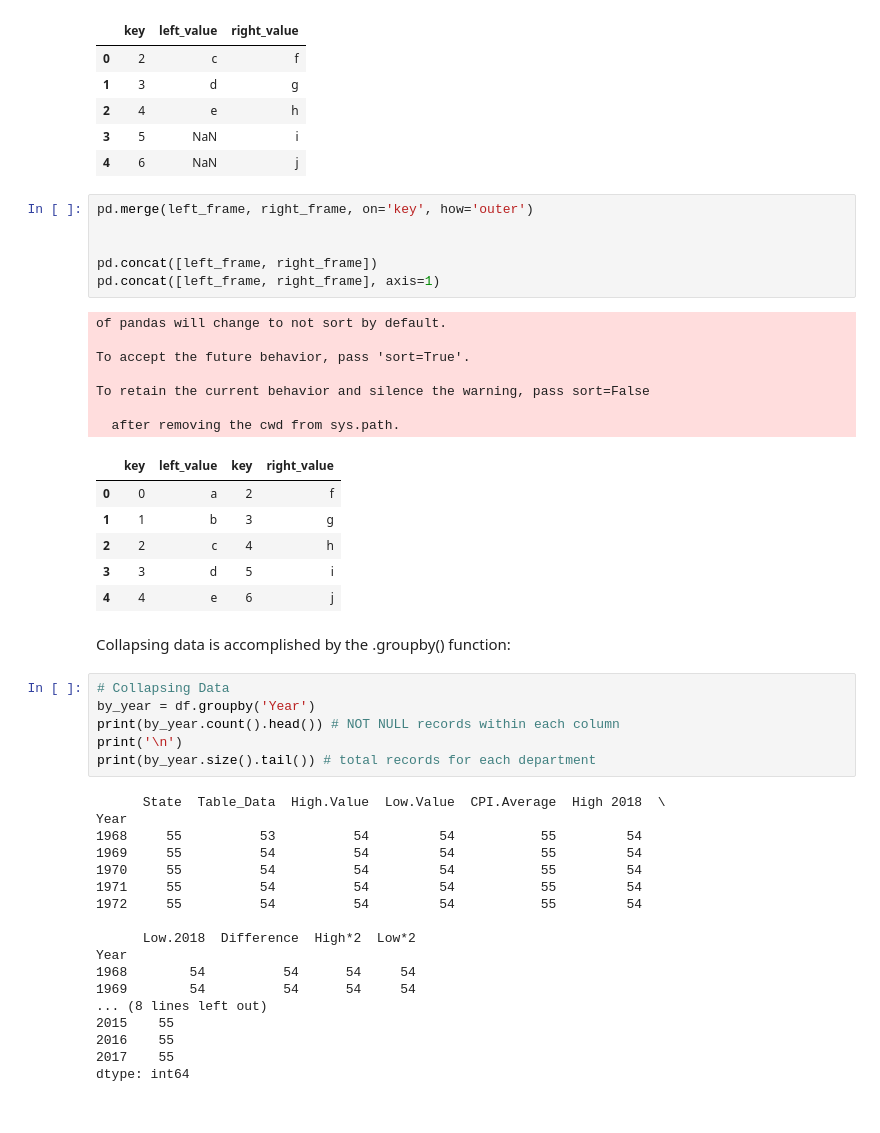
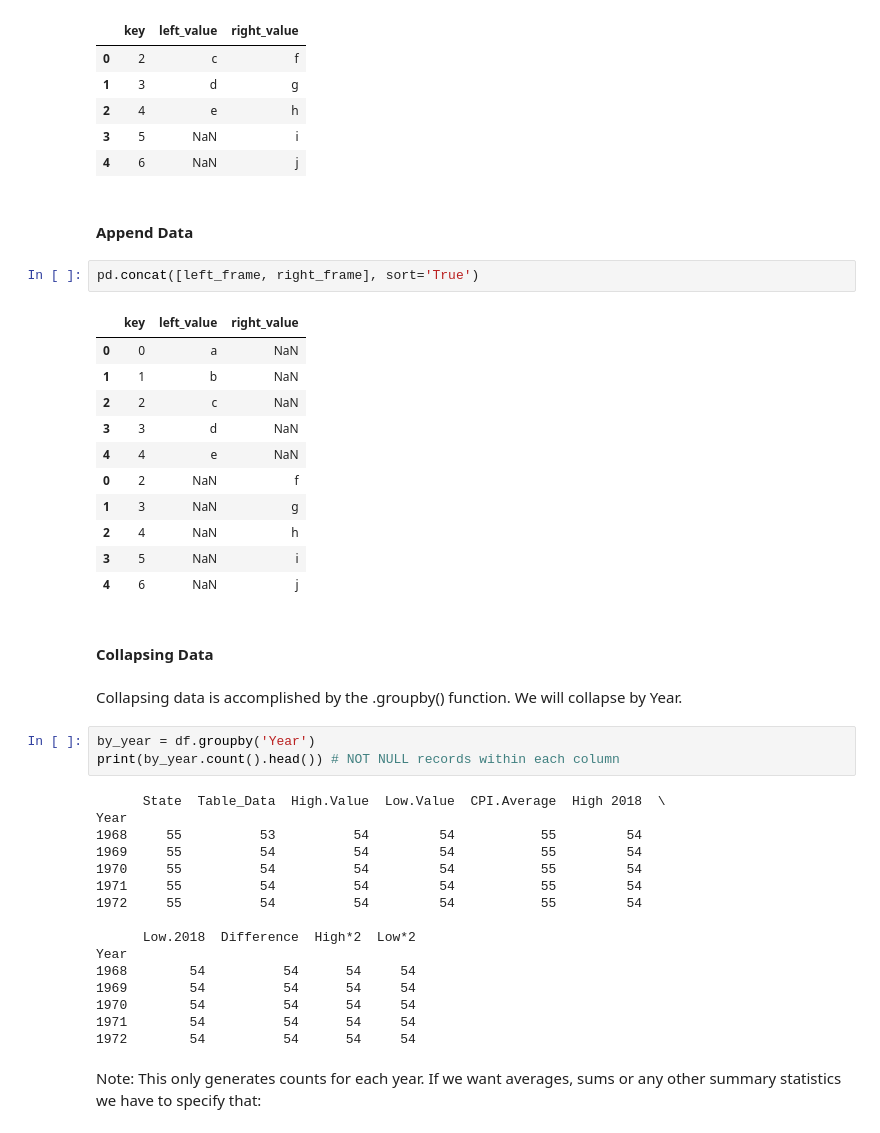
Before and after one commit to UI-Research/python-at-urban, a Jupyter notebook: content/notebooks/intro-to-pandas.ipynb, the cells around one changed output. Saved outputs shown, nothing was run; the diff lists cells and outputs as text.

```diff
--- a/content/notebooks/pandas-guide.ipynb
+++ b/content/notebooks/intro-to-pandas.ipynb
@@ -823,34 +881,29 @@ pd.merge(left_frame, right_frame, on='key', how='right')
 | 2 | 4 | e | h |
 | 3 | 5 | NaN | i |
 | 4 | 6 | NaN | j |
-# %%
-pd.merge(left_frame, right_frame, on='key', how='outer')
-
-
-pd.concat([left_frame, right_frame])
-pd.concat([left_frame, right_frame], axis=1)
-# %% [output]
-of pandas will change to not sort by default.
-
-To accept the future behavior, pass 'sort=True'.
-
-To retain the current behavior and silence the warning, pass sort=False
-
-  after removing the cwd from sys.path.
-|  | key | left_value | key | right_value |
-| 0 | 0 | a | 2 | f |
-| 1 | 1 | b | 3 | g |
-| 2 | 2 | c | 4 | h |
-| 3 | 3 | d | 5 | i |
-| 4 | 4 | e | 6 | j |
+# %% [markdown]
+#### Append Data
+# %%
+pd.concat([left_frame, right_frame], sort='True')
+# %% [output]
+|  | key | left_value | right_value |
+| 0 | 0 | a | NaN |
+| 1 | 1 | b | NaN |
+| 2 | 2 | c | NaN |
+| 3 | 3 | d | NaN |
+| 4 | 4 | e | NaN |
+| 0 | 2 | NaN | f |
+| 1 | 3 | NaN | g |
+| 2 | 4 | NaN | h |
+| 3 | 5 | NaN | i |
+| 4 | 6 | NaN | j |
+# %% [markdown]
+#### Collapsing Data
 # %% [markdown]
-Collapsing data is accomplished by the .groupby() function:
+Collapsing data is accomplished by the .groupby() function. We will collapse by Year.
 # %%
-# Collapsing Data
 by_year = df.groupby('Year')
 print(by_year.count().head()) # NOT NULL records within each column
-print('\n')
-print(by_year.size().tail()) # total records for each department
 # %% [output]
       State  Table_Data  High.Value  Low.Value  CPI.Average  High 2018  \
 Year
@@ -864,9 +917,9 @@ Year
 Year
 1968        54          54      54     54
 1969        54          54      54     54
-... (8 lines left out)
-2015    55
-2016    55
-2017    55
-dtype: int64
+1970        54          54      54     54
+1971        54          54      54     54
+1972        54          54      54     54
+# %% [markdown]
+Note: This only generates counts for each year. If we want averages, sums or any other summary statistics we have to specify that:
 # %%
```
Also changed, not shown: parts of 121 cells of this notebook, 39 other files.
